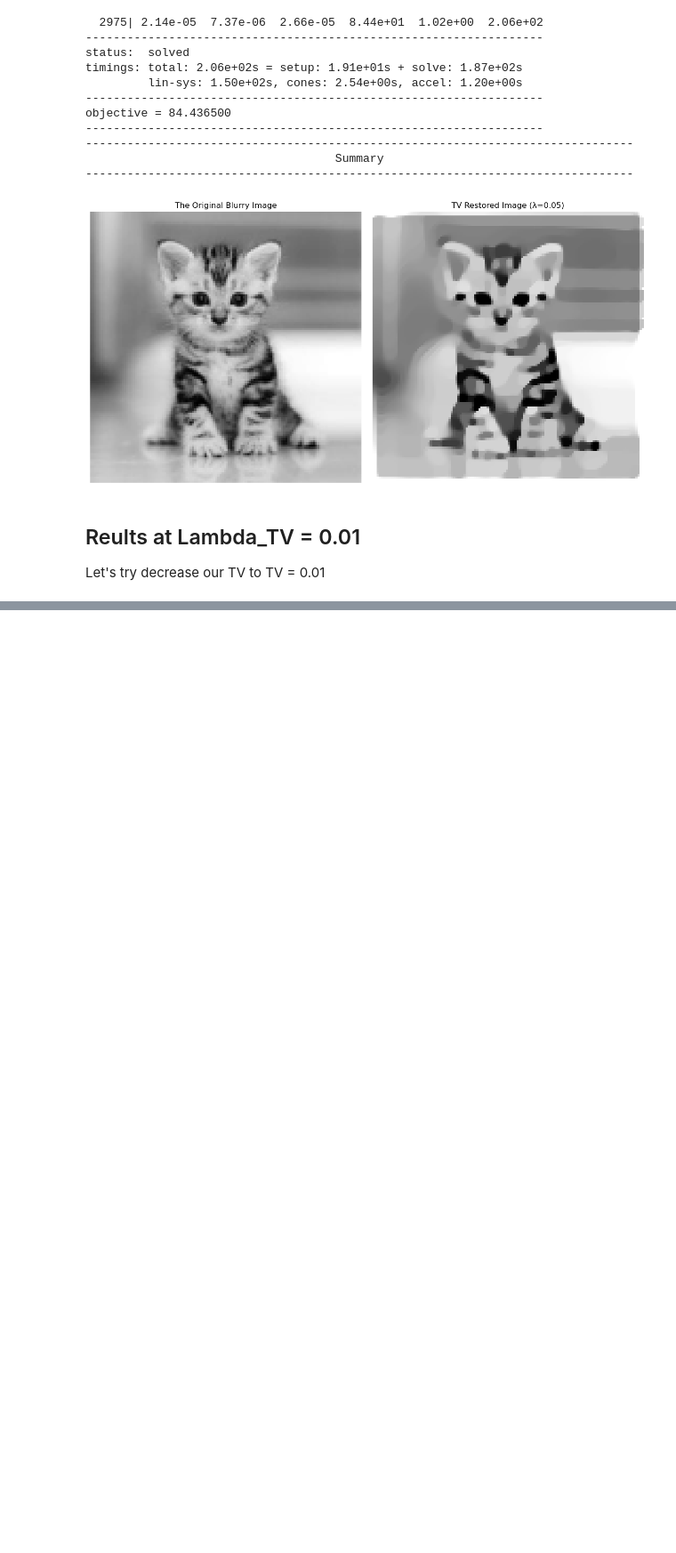
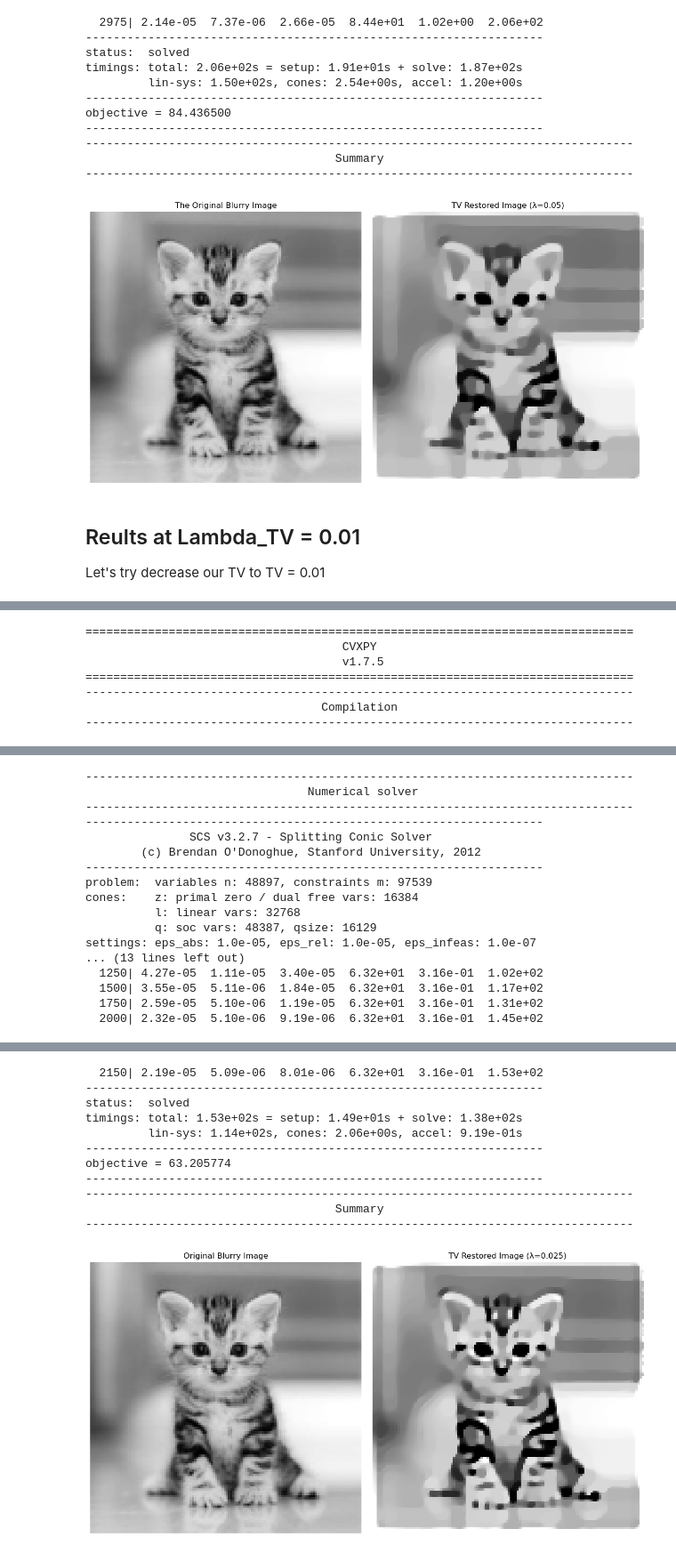
Before and after one commit to r-ey/convex_441, a Jupyter notebook: main v1_new.ipynb, the cells around one changed output, grey strips where cells are left out. Shown at 89% size. Cells and saved outputs as stored; diff of their text form; code cells hidden in the pictures; blank space fills up the shorter version.

```diff
--- a/main v1_new.ipynb
+++ b/main v1_new.ipynb
@@ -298,0 +313,32 @@ objective = 46.227929
+# %%
+U = cp.Variable((img_size, img_size))
+U_vec = cp.vec(U)
+
+LAMBDA_TV = 0.025
+
+obj = cp.Minimize(cp.sum_squares(K_sparse @ U_vec - f_vec) + LAMBDA_TV * cp.tv(U))
+
+constraints = [U >= 0, U <= 1]
+
+prob = cp.Problem(obj, constraints)
+
+prob.solve(solver=cp.SCS, verbose=True)
+
+u_recovered = U.value
+u_recovered = u_recovered.T
+
+plt.figure(figsize=(12, 6))
+
+plt.subplot(1, 2, 1)
+plt.imshow(f_img, cmap='gray')
+plt.title("Original Blurry Image")
+plt.axis('off')
+
+plt.subplot(1, 2, 2)
+plt.imshow(u_recovered, cmap='gray')
+plt.title(f"TV Restored Image (λ={LAMBDA_TV})")
+plt.axis('off')
+
+plt.tight_layout()
+plt.show()
+# %% [output]
@@ -298,0 +355,7 @@ objective = 46.227929
+===============================================================================
+                                     CVXPY
+                                     v1.7.5
+===============================================================================
+-------------------------------------------------------------------------------
+                                  Compilation
+-------------------------------------------------------------------------------
@@ -298,0 +365,17 @@ objective = 46.227929
+-------------------------------------------------------------------------------
+                                Numerical solver
+-------------------------------------------------------------------------------
+------------------------------------------------------------------
+               SCS v3.2.7 - Splitting Conic Solver
+        (c) Brendan O'Donoghue, Stanford University, 2012
+------------------------------------------------------------------
+problem:  variables n: 48897, constraints m: 97539
+cones:    z: primal zero / dual free vars: 16384
+          l: linear vars: 32768
+          q: soc vars: 48387, qsize: 16129
+settings: eps_abs: 1.0e-05, eps_rel: 1.0e-05, eps_infeas: 1.0e-07
+... (13 lines left out)
+  1250| 4.27e-05  1.11e-05  3.40e-05  6.32e+01  3.16e-01  1.02e+02
+  1500| 3.55e-05  5.11e-06  1.84e-05  6.32e+01  3.16e-01  1.17e+02
+  1750| 2.59e-05  5.10e-06  1.19e-05  6.32e+01  3.16e-01  1.31e+02
+  2000| 2.32e-05  5.10e-06  9.19e-06  6.32e+01  3.16e-01  1.45e+02
@@ -299 +386,13 @@ objective = 46.227929
+  2150| 2.19e-05  5.09e-06  8.01e-06  6.32e+01  3.16e-01  1.53e+02
+------------------------------------------------------------------
+status:  solved
+timings: total: 1.53e+02s = setup: 1.49e+01s + solve: 1.38e+02s
+         lin-sys: 1.14e+02s, cones: 2.06e+00s, accel: 9.19e-01s
+------------------------------------------------------------------
+objective = 63.205774
+------------------------------------------------------------------
+-------------------------------------------------------------------------------
+                                    Summary
+-------------------------------------------------------------------------------
+[figure, added]
 # %% [markdown]
```
Also changed, not shown: parts of 8 cells of this notebook.
